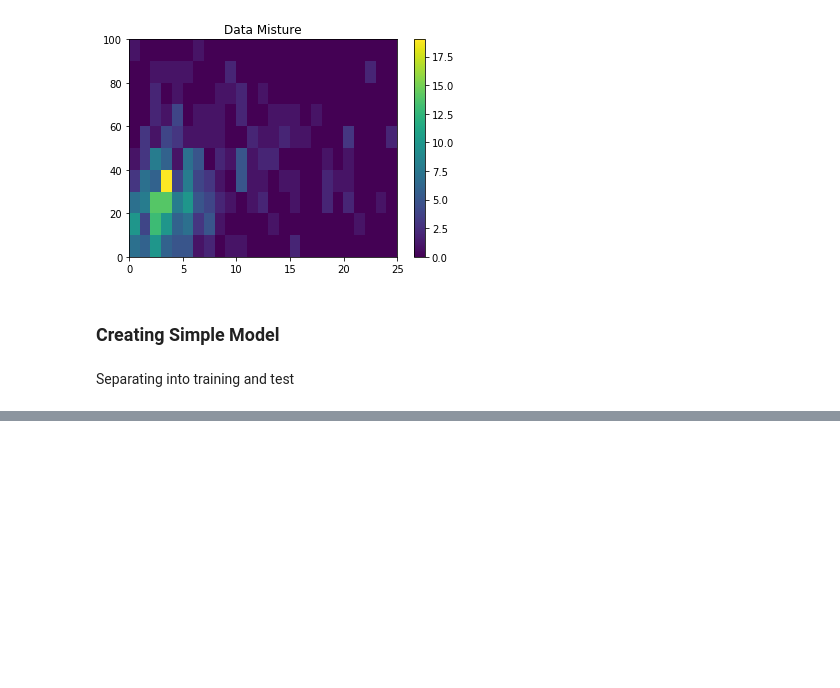
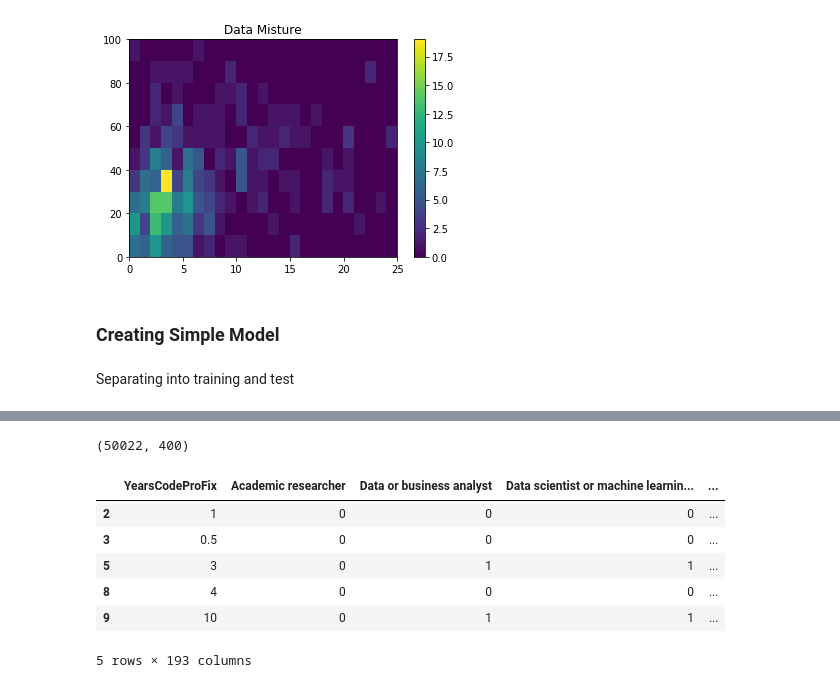
Before and after one commit to RenanVieiraDias/portfolio__data_science_articles, a Jupyter notebook: datasciencemedium.ipynb, the cells around one changed output, grey strips where cells are left out. Drawn from its saved outputs; the diff is of its cells as text; code cells hidden in the pictures; blank space fills up the shorter version.

```diff
--- a/datasciencemedium.ipynb
+++ b/datasciencemedium.ipynb
@@ -589,3 +460,17 @@ for each in modelColumnsPrep:
+# %%
+dfSalaryClean.shape
+# %% [output]
+(50022, 400)
+# %%
+dfSalaryClean[modelColumns].head()
+# %% [output]
+|  | YearsCodeProFix | Academic researcher | Data or business analyst | Data scientist or machine learnin... | ... |
+| 2 | 1 | 0 | 0 | 0 | ... |
+| 3 | 0.5 | 0 | 0 | 0 | ... |
+| 5 | 3 | 0 | 1 | 1 | ... |
+| 8 | 4 | 0 | 0 | 0 | ... |
+| 9 | 10 | 0 | 1 | 1 | ... |
+5 rows × 193 columns
 # %%
 X_train, X_test, y_train, y_test = train_test_split(dfSalaryClean[modelColumns],
                                                     dfSalaryClean[targetColumns],
```
Also changed, not shown: parts of 57 cells of this notebook.
